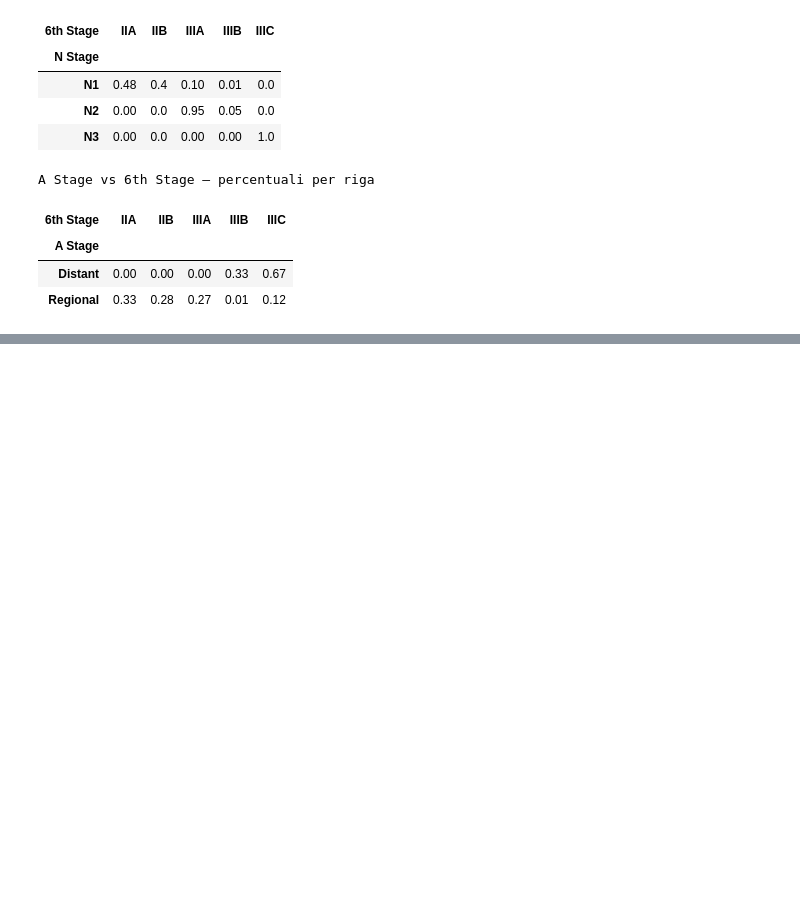
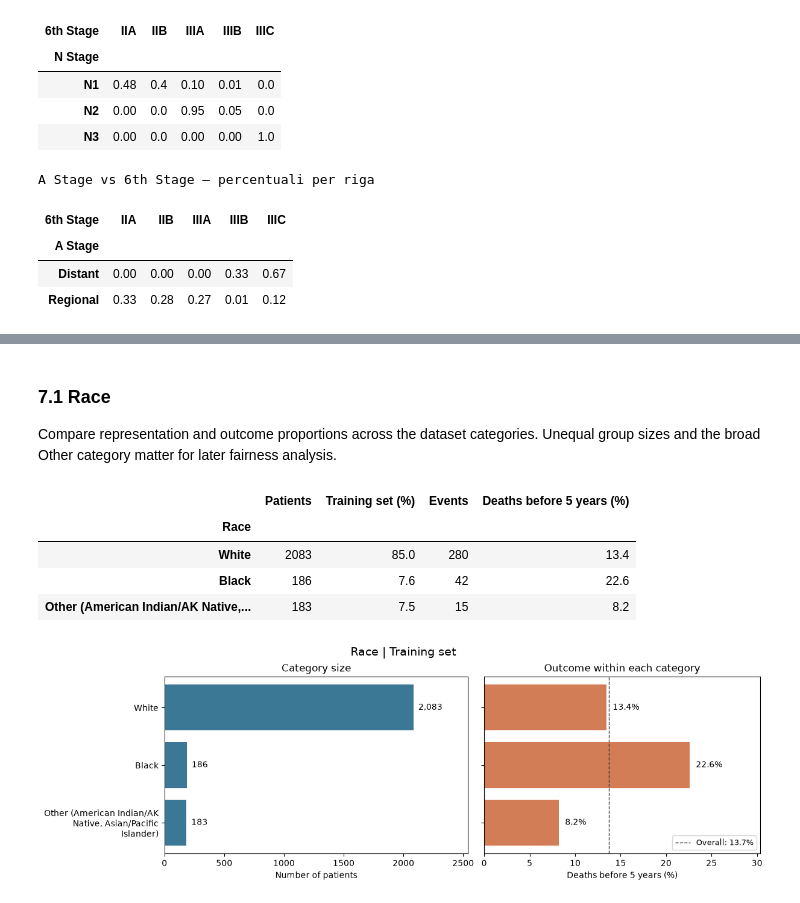
Before and after one commit to alicepelloni/progetto, a Jupyter notebook: breast_cancer.ipynb, the cells around one changed output, grey strips where cells are left out. Saved outputs shown, nothing was run; the diff lists cells and outputs as text; code cells hidden in the pictures; blank space fills up the shorter version.

```diff
--- a/breast_cancer.ipynb
+++ b/breast_cancer.ipynb
@@ -238,0 +481,13 @@ A Stage vs 6th Stage — percentuali per riga
+# %% [markdown]
+### 7.1 Race
+
+Compare representation and outcome proportions across the dataset categories. Unequal group sizes and the broad Other category matter for later fairness analysis.
+# %%
+show_categorical_eda("Race")
+# %% [output]
+|  | Patients | Training set (%) | Events | Deaths before 5 years (%) |
+| Race |  |  |  |  |
+| White | 2083 | 85.0 | 280 | 13.4 |
+| Black | 186 | 7.6 | 42 | 22.6 |
+| Other (American Indian/AK Native,... | 183 | 7.5 | 15 | 8.2 |
+[figure, added]
```
Also changed, not shown: parts of 35 cells of this notebook.
